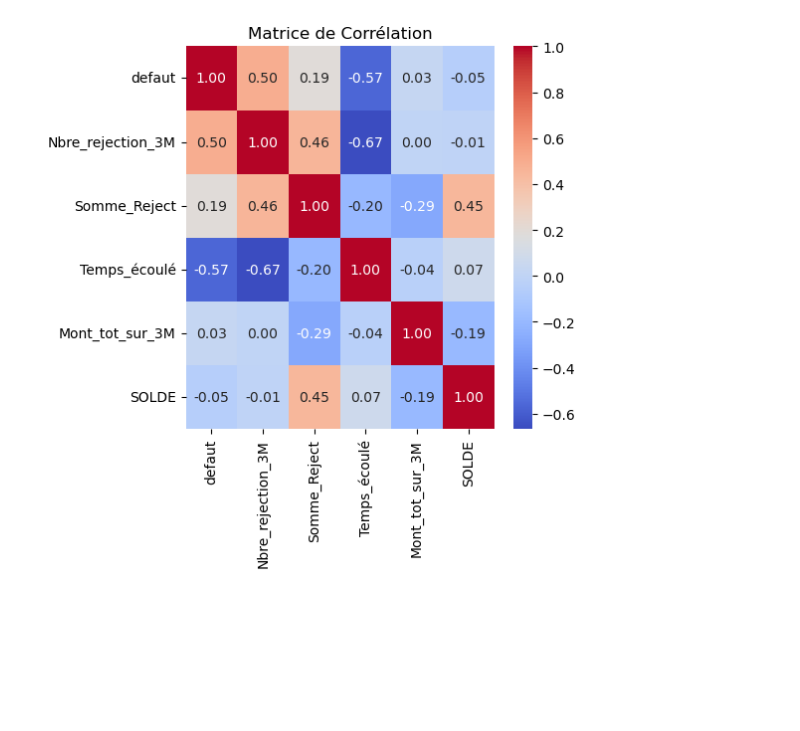
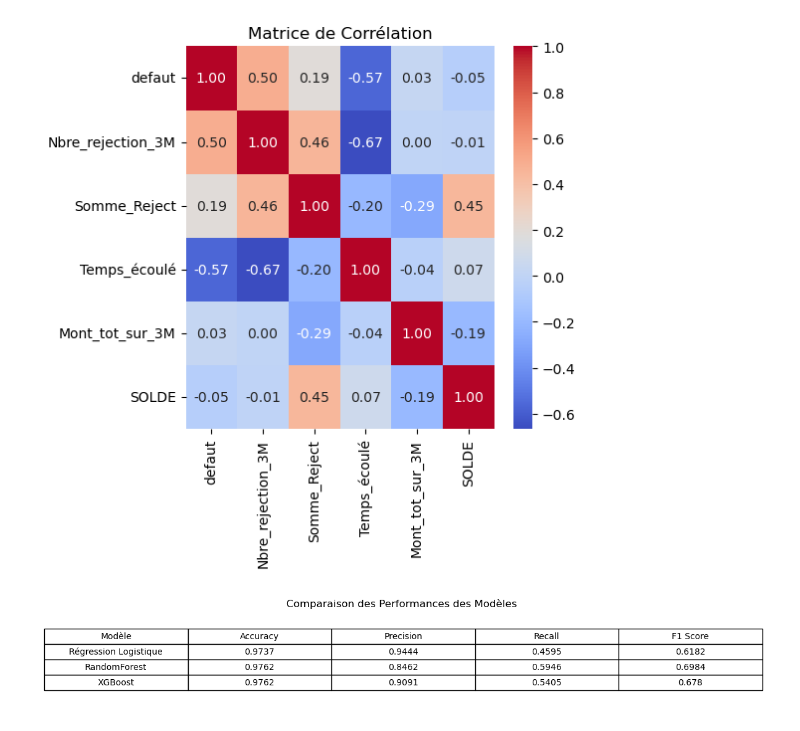
Before and after one commit to rouaabl/Projet-construction-d-un-score-d-octroi, a Jupyter notebook: MODELE.ipynb, the cells around one changed output. Cells and saved outputs as stored; diff of their text form; code cells hidden in the pictures; blank space fills up the shorter version.

```diff
--- a/MODELE.ipynb
+++ b/MODELE.ipynb
@@ -174,3 +199,30 @@ plt.title('Matrice de Corrélation')
 plt.show()
 # %% [output]
 [figure]
+# %%
+# Création d'un DataFrame avec les performances
+d = {
+    'Modèle': ['Régression Logistique', 'RandomForest', 'XGBoost'],
+    'Accuracy': [0.9737, 0.9762, 0.9762],
+    'Precision': [0.9444, 0.8462, 0.9091],
+    'Recall': [0.4595, 0.5946, 0.5405],
+    'F1 Score': [0.6182, 0.6984, 0.6780]
+}
+
+df = pd.DataFrame(d)
+
+
+fig, ax = plt.subplots(figsize=(10,2))
+ax.axis('tight')
+ax.axis('off')
+
+
+table = ax.table(cellText=df.values, colLabels=df.columns, cellLoc='center', loc='center')
+table.auto_set_font_size(False)
+table.set_fontsize(10)
+table.scale(1.5, 1.5)
+
+plt.title("Comparaison des Performances des Modèles ")
+plt.show()
+# %% [output]
+[figure, added]
```
Also changed, not shown: parts of 6 cells of this notebook.
